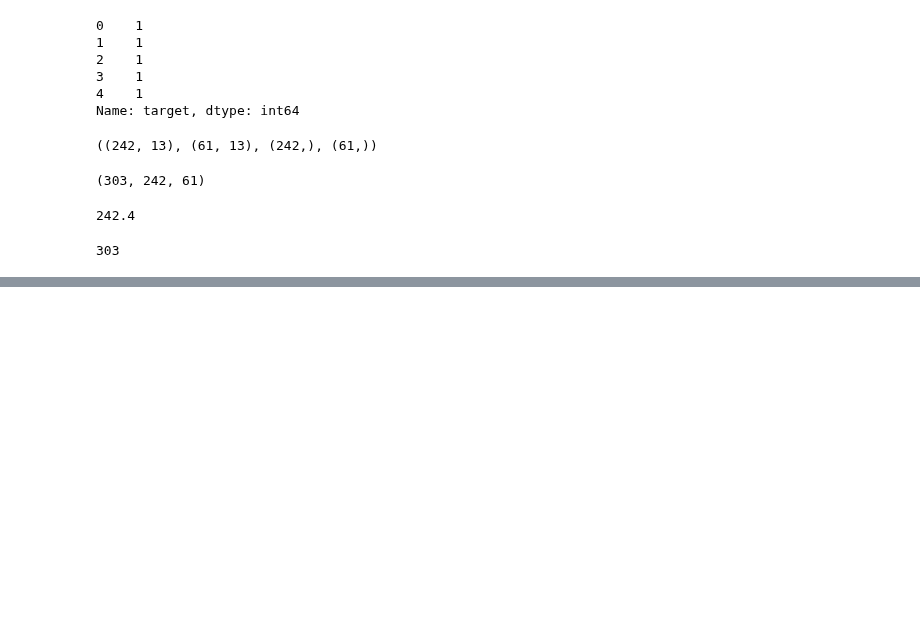
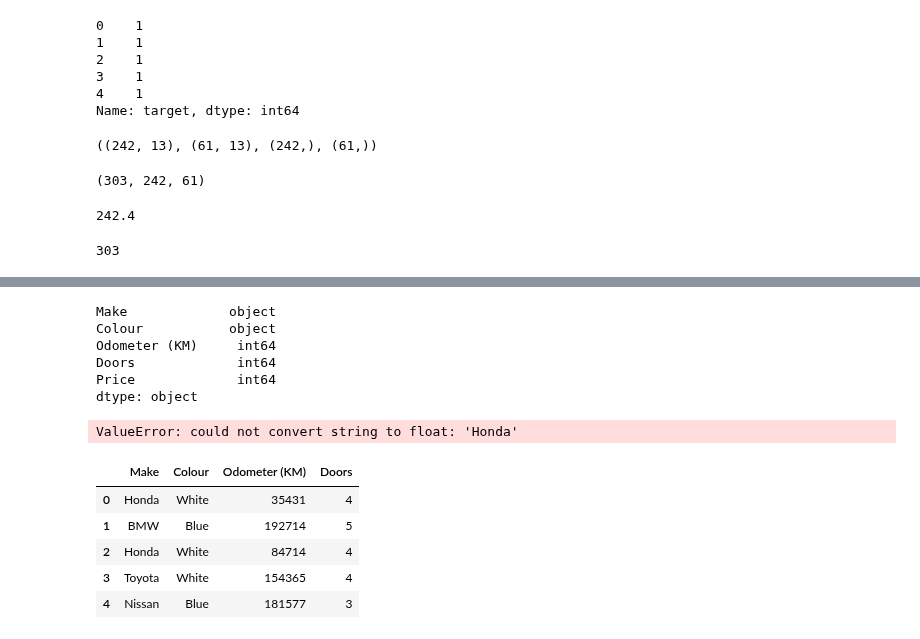
Before and after one commit to junaidknows/ml-study-projects, a Jupyter notebook: introduction-to-scikit-learn.ipynb, the cells around one changed output, grey strips where cells are left out. Saved outputs shown, nothing was run; the diff lists cells and outputs as text; code cells hidden in the pictures; blank space fills up the shorter version.

```diff
--- a/introduction-to-scikit-learn.ipynb
+++ b/introduction-to-scikit-learn.ipynb
@@ -265,0 +285,10 @@ X.shape[0] * 0.8
+# %%
+# Let's check the data types of the columns
+car_sales.dtypes
+# %% [output]
+Make             object
+Colour           object
+Odometer (KM)     int64
+Doors             int64
+Price             int64
+dtype: object
@@ -265,0 +302,17 @@ X.shape[0] * 0.8
+# %%
+from sklearn.ensemble import RandomForestRegressor # we are going to use Random Forest Regressor because we are predicting a number for the price of the car based on the odometer, make, model, etc attributes
+
+model = RandomForestRegressor() # Creating a model
+model.fit(X_train, y_train) # fitting the model to the training data
+model.score(X_test, y_test) # this will give us the accuracy of the model on the test data because we're evaluating the model on the test data
+# %% [output]
+ValueError: could not convert string to float: 'Honda'
+# %%
+X.head() #checking the value of X variable
+# %% [output]
+|  | Make | Colour | Odometer (KM) | Doors |
+| 0 | Honda | White | 35431 | 4 |
+| 1 | BMW | Blue | 192714 | 5 |
+| 2 | Honda | White | 84714 | 4 |
+| 3 | Toyota | White | 154365 | 4 |
+| 4 | Nissan | Blue | 181577 | 3 |
```
Also changed, not shown: parts of 9 cells of this notebook.
